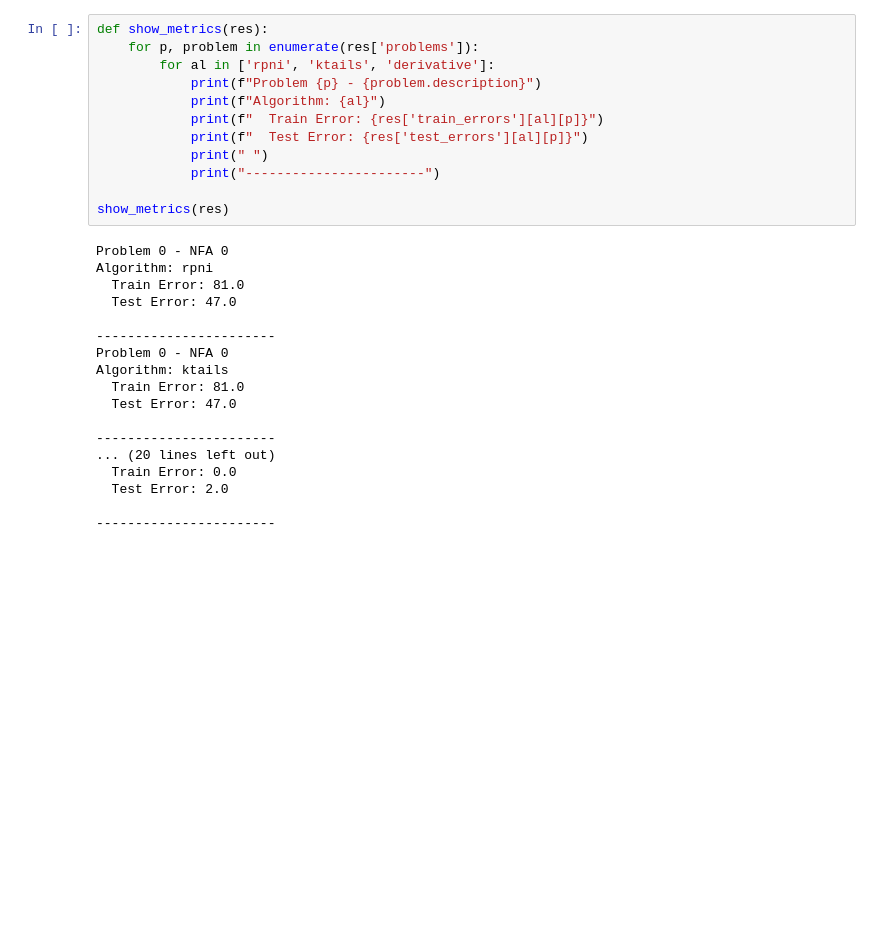
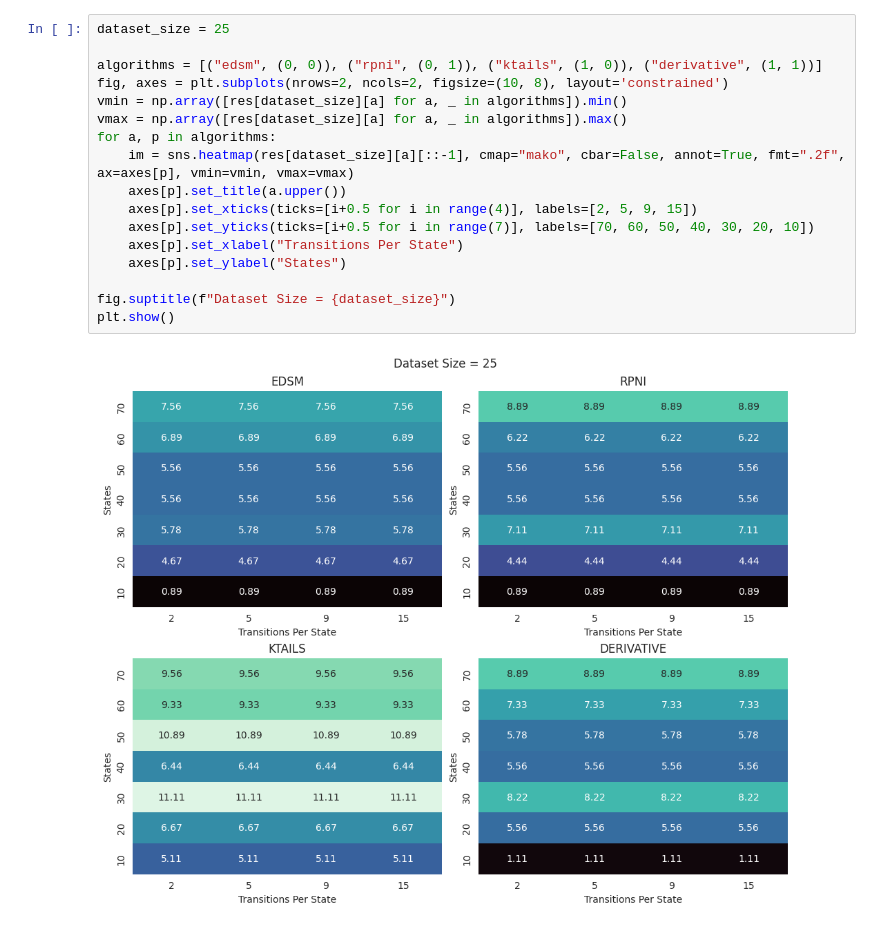
Before and after one commit to darioturco/AutomataLearning, a Jupyter notebook: experiments/show_results.ipynb, the cells around one changed output. Saved outputs shown, nothing was run; the diff lists cells and outputs as text; blank space fills up the shorter version.

```diff
--- a/experiments/show_results.ipynb
+++ b/experiments/show_results.ipynb
@@ -26,30 +72,19 @@ res['problems'][1].target_automata.show(False)
-# %%
-def show_metrics(res):
-    for p, problem in enumerate(res['problems']):
-        for al in ['rpni', 'ktails', 'derivative']:
-            print(f"Problem {p} - {problem.description}")
-            print(f"Algorithm: {al}")
-            print(f"  Train Error: {res['train_errors'][al][p]}")
-            print(f"  Test Error: {res['test_errors'][al][p]}")
-            print(" ")
-            print("-----------------------")
-
-show_metrics(res)
-# %% [output]
-Problem 0 - NFA 0
-Algorithm: rpni
-  Train Error: 81.0
-  Test Error: 47.0
-
------------------------
-Problem 0 - NFA 0
-Algorithm: ktails
-  Train Error: 81.0
-  Test Error: 47.0
-
------------------------
-... (20 lines left out)
-  Train Error: 0.0
-  Test Error: 2.0
-
------------------------
+# %%
+dataset_size = 25
+
+algorithms = [("edsm", (0, 0)), ("rpni", (0, 1)), ("ktails", (1, 0)), ("derivative", (1, 1))]
+fig, axes = plt.subplots(nrows=2, ncols=2, figsize=(10, 8), layout='constrained')
+vmin = np.array([res[dataset_size][a] for a, _ in algorithms]).min()
+vmax = np.array([res[dataset_size][a] for a, _ in algorithms]).max()
+for a, p in algorithms:
+    im = sns.heatmap(res[dataset_size][a][::-1], cmap="mako", cbar=False, annot=True, fmt=".2f", ax=axes[p], vmin=vmin, vmax=vmax)
+    axes[p].set_title(a.upper())
+    axes[p].set_xticks(ticks=[i+0.5 for i in range(4)], labels=[2, 5, 9, 15])
+    axes[p].set_yticks(ticks=[i+0.5 for i in range(7)], labels=[70, 60, 50, 40, 30, 20, 10])
+    axes[p].set_xlabel("Transitions Per State")
+    axes[p].set_ylabel("States")
+
+fig.suptitle(f"Dataset Size = {dataset_size}")
+plt.show()
+# %% [output]
+[figure, added]
```
Also changed, not shown: parts of 18 cells of this notebook, 1 other file.
